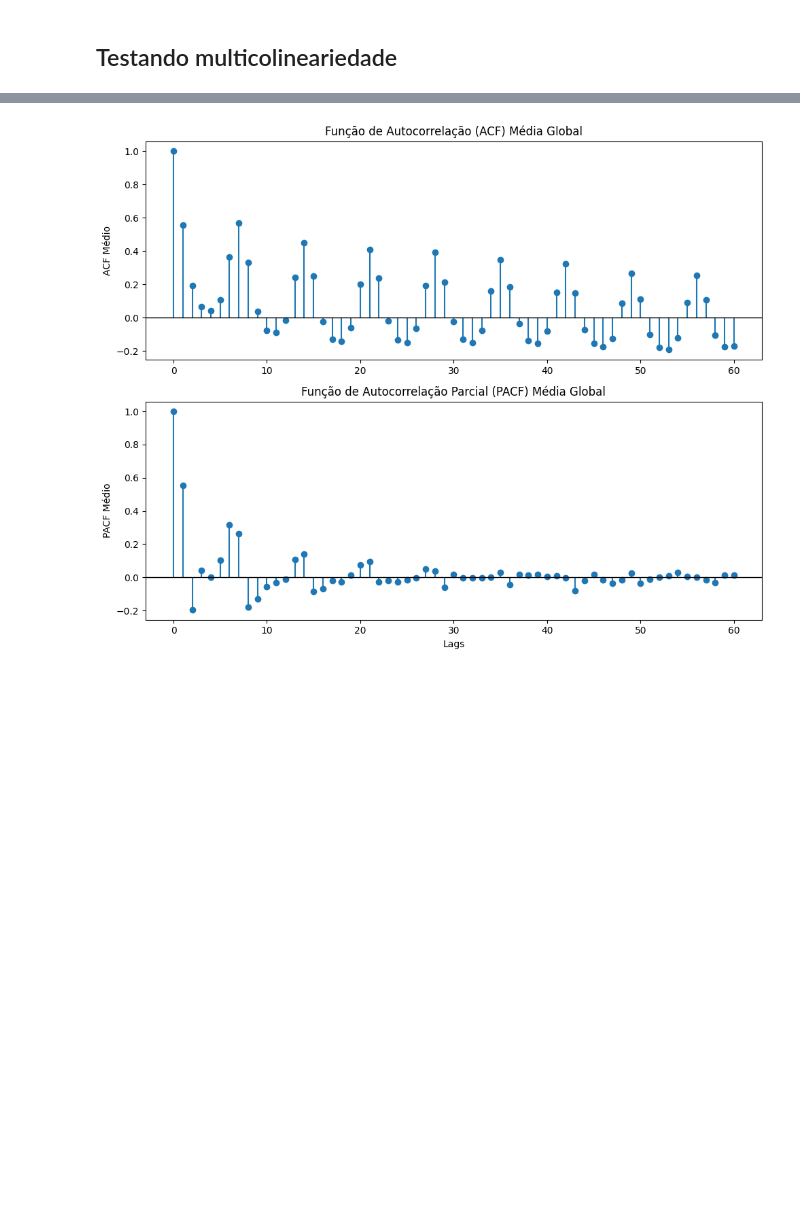
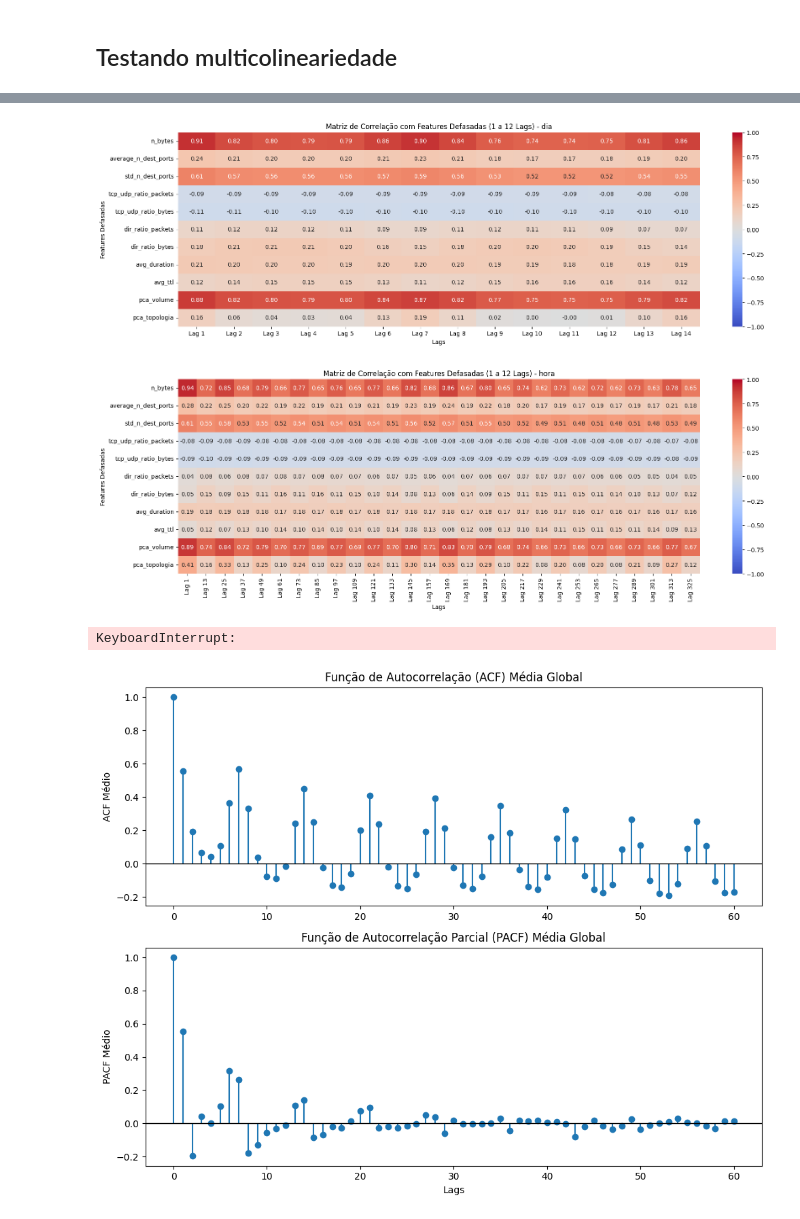
Before and after one commit to LarcesUece/GRANULARITY-PREDICTION, a Jupyter notebook: src/notebooks/time.ipynb, the cells around one changed output, grey strips where cells are left out. Cells and saved outputs as stored; diff of their text form; code cells hidden in the pictures; blank space fills up the shorter version.

```diff
--- a/src/notebooks/time.ipynb
+++ b/src/notebooks/time.ipynb
@@ -182 +265,48 @@ plt.show()
+# %%
+import pandas as pd
+import seaborn as sns
+import matplotlib.pyplot as plt
+
+def plot_lagged_correlations(df, title_suffix, lag_range, space = 1):
+    # Remove colunas identificadoras
+    df_clean = df.drop(columns=["id_time", "id_institution"], errors="ignore")
+    target = "n_bytes"
+
+    # DataFrame vazio para armazenar os resultados (Linhas = Features, Colunas = Lags)
+    lag_correlations = pd.DataFrame(index=df_clean.columns)
+
+    # Calcula a correlação de Spearman para lags de 1 a 12
+    for lag in range(1, lag_range + 1,space):
+        # Aplica a defasagem (shift) em todas as colunas
+        df_shifted = df_clean.shift(lag)
+
+        # Calcula a correlação das colunas defasadas com o n_bytes original
+        corrs = df_shifted.corrwith(df_clean[target], method="spearman")
+
+        # Armazena na coluna correspondente ao lag atual
+        lag_correlations[f"Lag {lag}"] = corrs
+
+    # Configuração do gráfico seguindo o seu padrão visual
+    plt.figure(figsize=(20, max(6, len(df_clean.columns) * 0.5)))
+
+    sns.heatmap(lag_correlations,
+                annot=True,
+                cmap='coolwarm',
+                fmt=".2f",
+                vmin=-1,
+                vmax=1)
+
+    plt.title(f'Matriz de Correlação com Features Defasadas (1 a 12 Lags) - {title_suffix}')
+    plt.ylabel('Features Defasadas')
+    plt.xlabel('Lags')
+    plt.show()
+
+# Aplica a função para os seus 3 DataFrames
+plot_lagged_correlations(df_day, 'dia', 2*7)
+plot_lagged_correlations(df_hour, 'hora', 2*7*24, 12)
+plot_lagged_correlations(df_10min, '10 minutos',2*7*24*6, 72)
+# %% [output]
+[figure, added]
+[figure, added]
+KeyboardInterrupt:
 # %%
```
Also changed, not shown: parts of 13 cells of this notebook, 1 other file.
